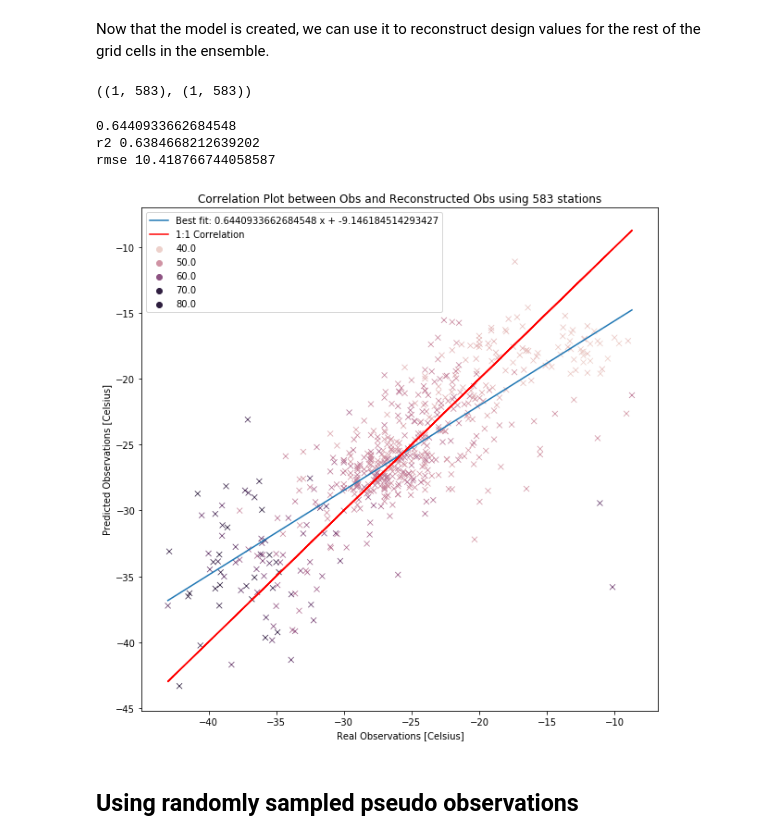
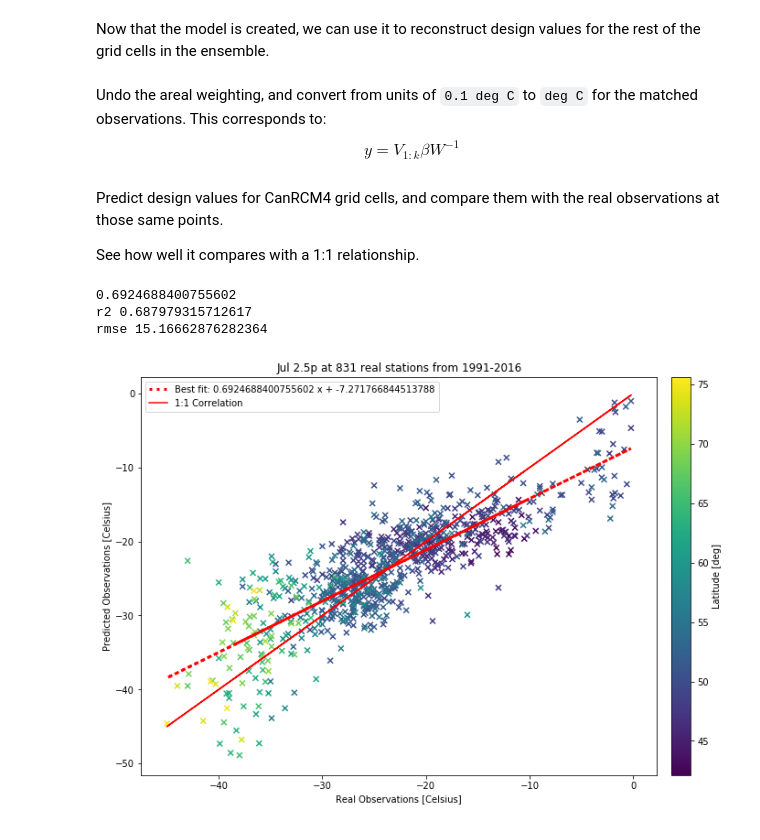
Before and after one commit to pacificclimate/climpyrical, a Jupyter notebook: Python/testing.ipynb, the cells around one changed output. Saved outputs shown, nothing was run; the diff lists cells and outputs as text; code cells hidden in the pictures.

```diff
--- a/Python/testing.ipynb
+++ b/Python/testing.ipynb
@@ -24,7 +28,7 @@ Use a wildcard and specify the path of the ensemble members for the design value
 # %%
 #PATH = '/storage/data/projects/nrc/CanRCM4_large_ensemble/daily/processed/hdd/*ann_ta.nc'
 #PATH = '/home/nannau/Desktop/ensembles/jan1.0p/*'
-PATH = '/storage/data/projects/nrc/CanRCM4_large_ensemble/design_values/tas/jan1.0p/*.nc'
+PATH = '/storage/data/projects/nrc/CanRCM4_large_ensemble/design_values/tas/jul2.5p/*.nc'
 # %% [markdown]
 Read in ensembles and put in a xarray dataset
 # %%
@@ -124,3 +108,17 @@ ProjError: Input is not a transformation.
+# %%
+rlon_ens = np.tile(rlon, rlat.shape[0])
+rlat_ens = np.repeat(rlat, rlon.shape[0])
+
+lats, lons = [], []
+
+for i in idx:
+    lats.append(ds['lat'].sel(rlon=rlon_ens[i], rlat=rlat_ens[i], method='nearest'))
+    lons.append(ds['lon'].sel(rlon=rlon_ens[i], rlat=rlat_ens[i], method='nearest'))
+# %%
+# correct for negative lon
+lat_ens, lon_ens = np.array(lats), np.array(lons)-360
+# %%
+lat_lon_ens = list(zip(lat_ens, lon_ens))
 # %% [markdown]
 We are now done with preprocessing the models.
 
@@ -179,54 +174,65 @@ Now that the model is created, we can use it to reconstruct design values for th
 predictions = predict_dv(model, ens_eof.T)
 # %%
 latlist, lonlist = zip(*list(lat_lon_ens))
+# %% [markdown]
+Undo the areal weighting, and convert from units of `0.1 deg C` to `deg C` for the matched observations. This corresponds to:
+$$y = V_{1:k}\beta W^{-1}$$
 # %%
 observations = .10*match_obs_ens/area_relevent_grid_cells[:, match_ens_obs_idx]
 reconstructed_observations = .10*predictions[match_ens_obs_idx]/area_relevent_grid_cells[:, match_ens_obs_idx]
-observations.shape, reconstructed_observations.shape
-# %% [output]
-((1, 583), (1, 583))
+# %% [markdown]
+Predict design values for CanRCM4 grid cells, and compare them with the real observations at those same points.
+
+See how well it compares with a 1:1 relationship.
 # %%
 from sklearn.linear_model import LinearRegression
 from sklearn.metrics import mean_squared_error, r2_score
 
 # Model initialization
 regression_model = LinearRegression()
 # Fit the data(train the model)
 regression_model.fit(observations.T, reconstructed_observations.T)
 
 print(regression_model.coef_[0][0])
 
 y_predicted = regression_model.predict(observations.T)
 # model evaluation
 rmse = mean_squared_error(reconstructed_observations.T, y_predicted)
 r2 = r2_score(reconstructed_observations.T, y_predicted)
 print('r2', r2)
 print('rmse', rmse)
 
-fig = plt.figure(figsize=(10, 10))
-sns.lineplot(observations.T[:, 0],
-             y_predicted[:, 0],
-             label='Best fit: {} x + {}'.format(regression_model.coef_[0][0],
-                                             regression_model.intercept_[0])
+fig = plt.figure(figsize=(11, 8))
+ax = plt.axes()
+
+ax.plot(observations.T[:, 0],
+        y_predicted[:, 0],
+        ls=':',
+        lw=3,
+        color='red',
+        label='Best fit: {} x + {}'.format(regression_model.coef_[0][0],
+                                             regression_model.intercept_[0]),
 )
-sns.scatterplot(observations[0, :],
+
+cplot = ax.scatter(observations[0, :],
             reconstructed_observations[0, :],
             marker='x',
-            color='blue',
-            hue=np.array(latlist)[match_ens_obs_idx])
-plt.title('Correlation Plot between Obs and Reconstructed Obs using {} stations'.format(observations.shape[1]))
-plt.plot(observations[0, :], observations[0, :], color='r', label='1:1 Correlation')
+            cmap='viridis',
+            c=lat_ens[match_ens_obs_idx])
+
+cbar = plt.colorbar(cplot, orientation='vertical',fraction=0.056, pad=0.025)
+cbar.ax.set_ylabel('Latitude [deg]')
+plt.title('Jul 2.5p at {} real stations from 1991-2016'.format(observations.shape[1]))
+ax.plot(observations[0, :], observations[0, :], color='r', label='1:1 Correlation')
 plt.legend()
 plt.xlabel('Real Observations [Celsius]')
 plt.ylabel('Predicted Observations [Celsius]')
-plt.savefig('first_predictions_using_obs')
+plt.savefig('plots/jan_first_predictions_using_obs.pdf')
 # %% [output]
-0.6440933662684548
-r2 0.6384668212639202
-rmse 10.418766744058587
+0.6924688400755602
+r2 0.687979315712617
+rmse 15.16662876282364
-[figure, old version]
+[figure, new version]
-# %% [markdown]
-## Using randomly sampled pseudo observations
 # %%
 # generate pseudo observations from models to
 # compare the reconstruction to real observations with
```
Also changed, not shown: parts of 17 cells of this notebook.
